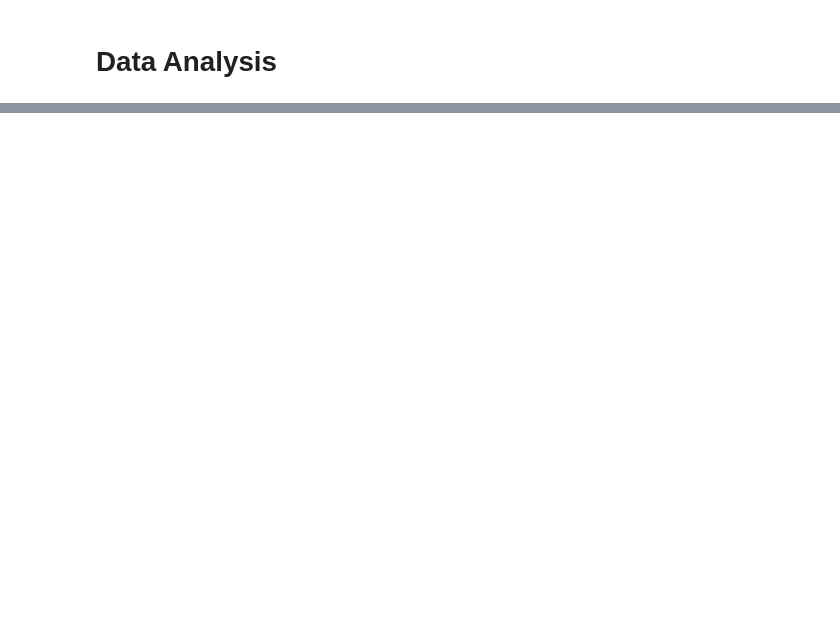
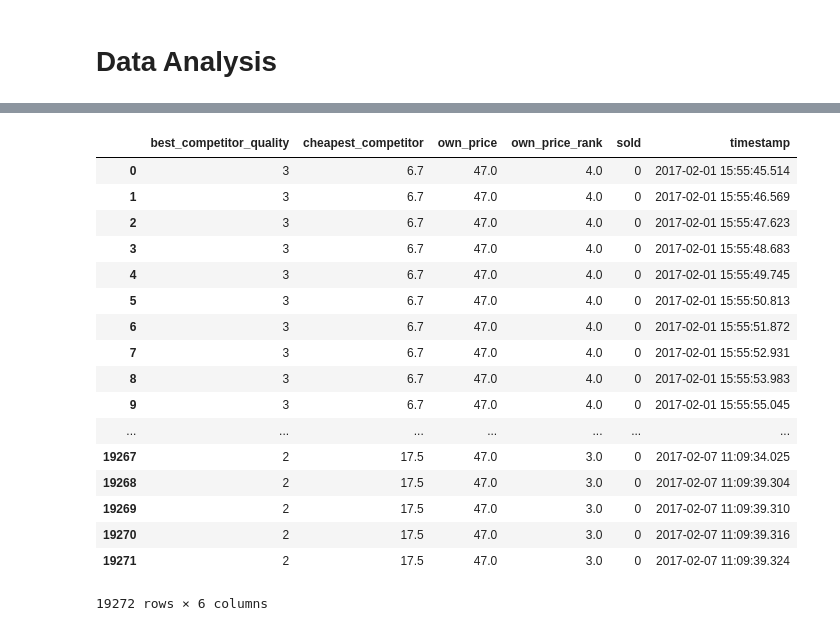
Before and after one commit to hpi-epic/pricewars-merchant, a Jupyter notebook: Data Analysis.ipynb, the cells around one changed output, grey strips where cells are left out. Cells and saved outputs as stored; diff of their text form; code cells hidden in the pictures; blank space fills up the shorter version.

```diff
--- a/Data Analysis.ipynb
+++ b/Data Analysis.ipynb
@@ -3,3 +3,7 @@
 # %%
 import numpy as np
 import pandas as pd
+# %%
+buy_offer_df = pd.read_csv('./machine_learning/buyOffer.csv')
+buy_offer_df['timestamp'] = pd.to_datetime(buy_offer_df['timestamp'])
+buy_offer_df[:2]
@@ -5,0 +14,5 @@ import pandas as pd
+# %%
+ms_df = pd.read_csv('./machine_learning/marketSituation.csv')
+ms_df['timestamp'] = pd.to_datetime(ms_df['timestamp'])
+ms_df['timespan'] = ms_df['timestamp'].diff().shift(-1)
+ms_df[:4]
@@ -5,0 +40,3 @@ import pandas as pd
+# %%
+ms_df_prod1 = ms_df[ms_df['product_id'] == 1]
+ms_df_prod1[:2]
@@ -6,3 +47,52 @@ import pandas as pd
+# %%
+merchant_id = 'sN7jrROVR1hljMZ5OHSLG6cKTwAxKmqDO0OAtWql7Ms='
+own_sales = buy_offer_df[buy_offer_df['merchant_id'] == merchant_id]
+
+dict_array = []
+for name, group in ms_df_prod1.groupby('timestamp'):
+    timestamp_start = group['timestamp'].min()
+    timespan = group['timespan'].sum()
+
+    time_diff = own_sales['timestamp'] - timestamp_start
+    time_mask = (pd.Timedelta(0) <= time_diff) & (time_diff < timespan)
+
+    own_situation = group[group['merchant_id'] == merchant_id]
+    has_offer = len(own_situation)
+    own_price = float(own_situation['price'].mean()) if has_offer else np.nan
+    own_price_rank = (group['price'] < own_price).sum() + 1 if has_offer else np.nan
+
+    dict_array.append({
+        'timestamp': timestamp_start,
+        'sold': own_sales.loc[time_mask,:]['amount'].sum(),
+        'own_price': own_price,
+        'own_price_rank': own_price_rank,
+        'cheapest_competitor': group['price'].min(),
+        'best_competitor_quality': group['quality'].max(),
+    })
+
+data_product_1 = pd.DataFrame(dict_array)
+# %%
+#data_product_1[data_product_1['sold'] > 0]
+data_product_1
+# %% [output]
+|  | best_competitor_quality | cheapest_competitor | own_price | own_price_rank | sold | timestamp |
+| 0 | 3 | 6.7 | 47.0 | 4.0 | 0 | 2017-02-01 15:55:45.514 |
+| 1 | 3 | 6.7 | 47.0 | 4.0 | 0 | 2017-02-01 15:55:46.569 |
+| 2 | 3 | 6.7 | 47.0 | 4.0 | 0 | 2017-02-01 15:55:47.623 |
+| 3 | 3 | 6.7 | 47.0 | 4.0 | 0 | 2017-02-01 15:55:48.683 |
+| 4 | 3 | 6.7 | 47.0 | 4.0 | 0 | 2017-02-01 15:55:49.745 |
+| 5 | 3 | 6.7 | 47.0 | 4.0 | 0 | 2017-02-01 15:55:50.813 |
+| 6 | 3 | 6.7 | 47.0 | 4.0 | 0 | 2017-02-01 15:55:51.872 |
+| 7 | 3 | 6.7 | 47.0 | 4.0 | 0 | 2017-02-01 15:55:52.931 |
+| 8 | 3 | 6.7 | 47.0 | 4.0 | 0 | 2017-02-01 15:55:53.983 |
+| 9 | 3 | 6.7 | 47.0 | 4.0 | 0 | 2017-02-01 15:55:55.045 |
+| ... | ... | ... | ... | ... | ... | ... |
+| 19267 | 2 | 17.5 | 47.0 | 3.0 | 0 | 2017-02-07 11:09:34.025 |
+| 19268 | 2 | 17.5 | 47.0 | 3.0 | 0 | 2017-02-07 11:09:39.304 |
+| 19269 | 2 | 17.5 | 47.0 | 3.0 | 0 | 2017-02-07 11:09:39.310 |
+| 19270 | 2 | 17.5 | 47.0 | 3.0 | 0 | 2017-02-07 11:09:39.316 |
+| 19271 | 2 | 17.5 | 47.0 | 3.0 | 0 | 2017-02-07 11:09:39.324 |
+19272 rows × 6 columns
 # %%
 import sys
 sys.path.append('./merchant_sdk/')
```
Also changed, not shown: parts of 14 cells of this notebook.
